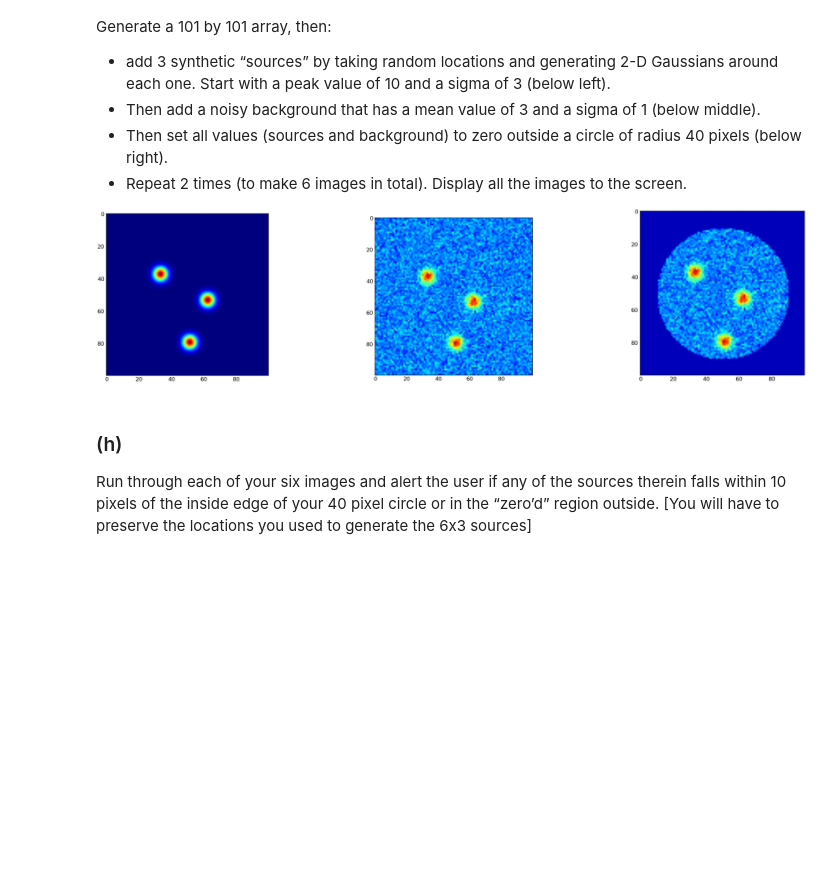
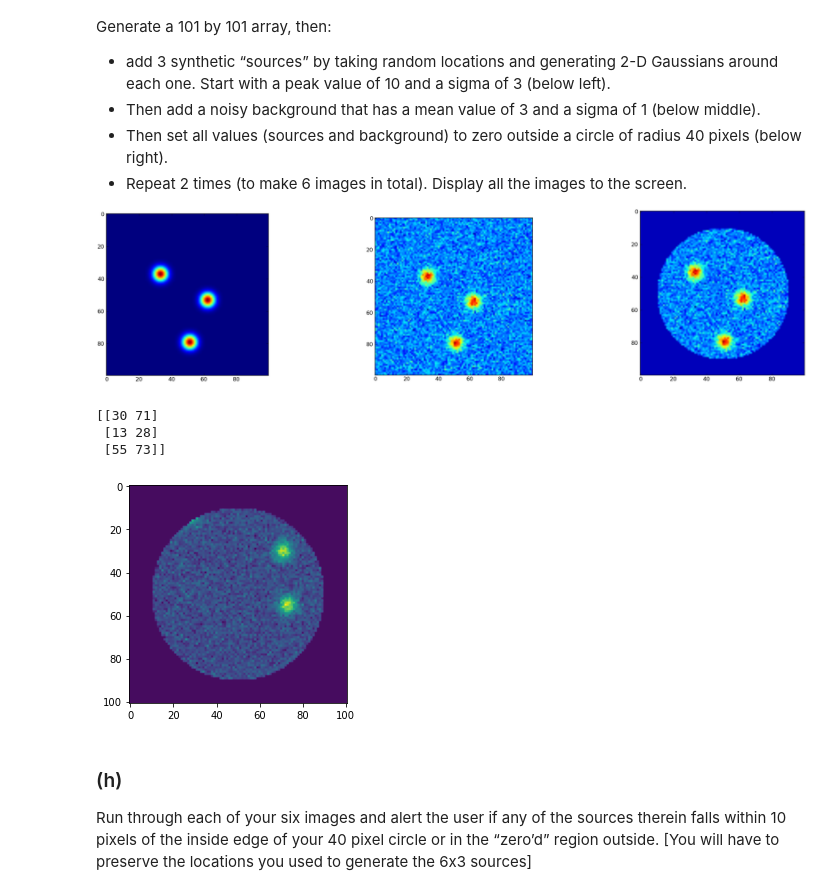
Before and after one commit to TobyWallage/PythonAssessment, a Jupyter notebook: Assessment.ipynb, the cells around one changed output. Saved outputs shown, nothing was run; the diff lists cells and outputs as text; code cells hidden in the pictures; blank space fills up the shorter version.

```diff
--- a/Assessment.ipynb
+++ b/Assessment.ipynb
@@ -203,6 +206,23 @@ Generate a 101 by 101 array, then:
 
 
 ![image-4.png](attachment:image-4.png)
+# %%
+source_locations = np.random.randint(0,101, (3,2))
+print(source_locations)
+image = np.zeros((101,101))
+for x0,y0 in source_locations:
+    image += np.fromfunction(lambda x,y: gaussian_profile(x,y,(x0,y0),10,3), image.shape)#create 2d gaussian
+
+image += np.random.normal(3,1, image.shape)#background
+image *= np.fromfunction(lambda x,y: (x-50)**2+(y-50)**2 < 40**2, image.shape)#multiply by mask
+
+plt.imshow(image)
+plt.show()
+# %% [output]
+[[30 71]
+ [13 28]
+ [55 73]]
+[figure, added]
 # %% [markdown]
 ### (h)
 
```
Also changed, not shown: parts of 4 cells of this notebook.
